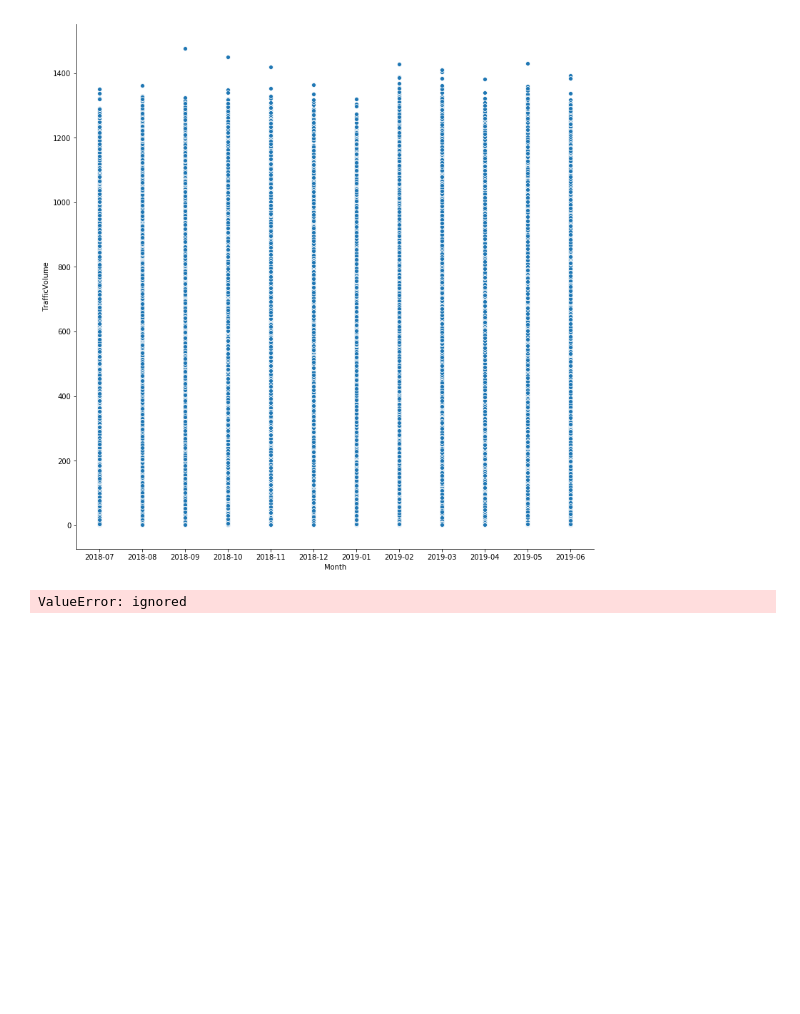
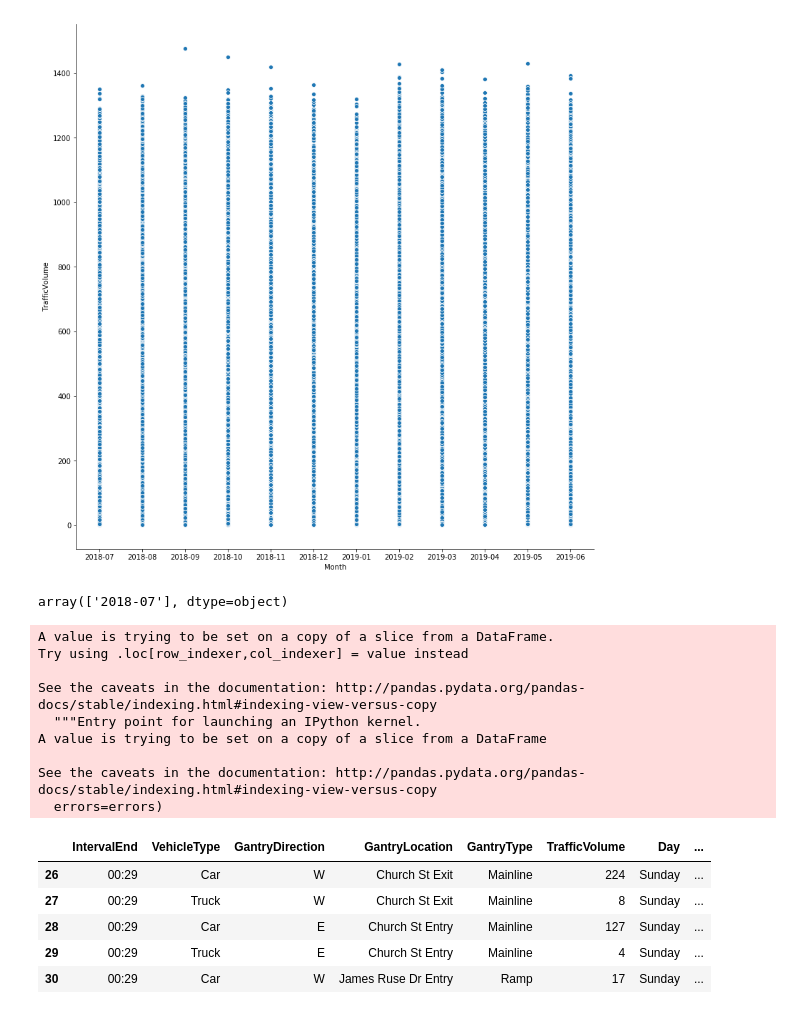
Before and after one commit to hrai/-M4-Data-Analysis, a Jupyter notebook: Assignment_2.ipynb, the cells around one changed output. Saved outputs shown, nothing was run; the diff lists cells and outputs as text; code cells hidden in the pictures; blank space fills up the shorter version.

```diff
--- a/Assignment_2.ipynb
+++ b/Assignment_2.ipynb
@@ -273,14 +253,31 @@ sns.pairplot(x_vars=["Month"], y_vars=["TrafficVolume"],
 # %%
 start_date=pd.to_datetime('1 Jul 2018 00:00AM')
 end_date=pd.to_datetime('1 Jul 2018 11:59PM')
-# %%
-
-mask = (df_all['DateTime'] > start_date) & (df_all['DateTime'] <= end_date)
-df_day=df_all.loc[mask]
-
-df_day['Time'] = df_all['DateTime'].map(lambda x: x.strftime('%H:%M'))
-
-sns.barplot(x=["Time"], y=["TrafficVolume"],
-             data=df_day)
-# %% [output]
-ValueError: ignored
+# %%
+
+mask = (df['DateTime'] > start_date) & (df['DateTime'] <= end_date)
+df_day=df.loc[mask]
+
+df_day.Month.unique()
+# %% [output]
+array(['2018-07'], dtype=object)
+# %%
+df_day['Time'] = df_day['DateTime'].map(lambda x: x.strftime('%H:%M'))
+df_day.drop(columns=['DateTime'], inplace=True)
+df_day.head()
+# %% [output]
+A value is trying to be set on a copy of a slice from a DataFrame.
+Try using .loc[row_indexer,col_indexer] = value instead
+
+See the caveats in the documentation: http://pandas.pydata.org/pandas-docs/stable/indexing.html#indexing-view-versus-copy
+  """Entry point for launching an IPython kernel.
+A value is trying to be set on a copy of a slice from a DataFrame
+
+See the caveats in the documentation: http://pandas.pydata.org/pandas-docs/stable/indexing.html#indexing-view-versus-copy
+  errors=errors)
+|  | IntervalEnd | VehicleType | GantryDirection | GantryLocation | GantryType | TrafficVolume | Day | ... |
+| 26 | 00:29 | Car | W | Church St Exit | Mainline | 224 | Sunday | ... |
+| 27 | 00:29 | Truck | W | Church St Exit | Mainline | 8 | Sunday | ... |
+| 28 | 00:29 | Car | E | Church St Entry | Mainline | 127 | Sunday | ... |
+| 29 | 00:29 | Truck | E | Church St Entry | Mainline | 4 | Sunday | ... |
+| 30 | 00:29 | Car | W | James Ruse Dr Entry | Ramp | 17 | Sunday | ... |
```
Also changed, not shown: parts of 9 cells of this notebook.
